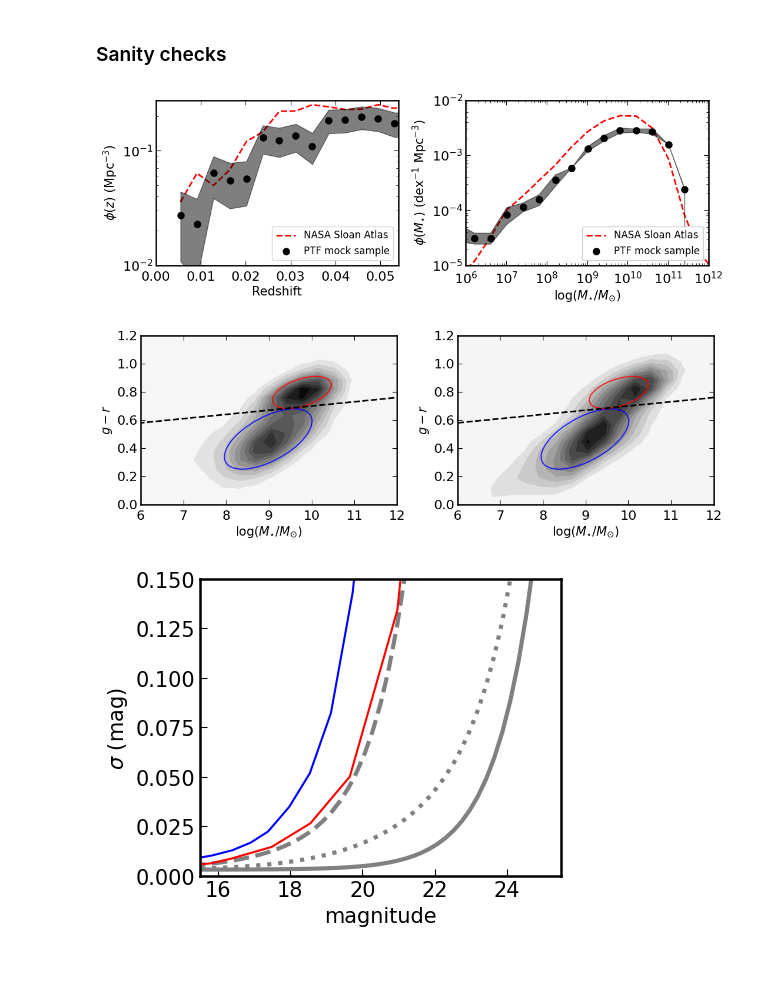
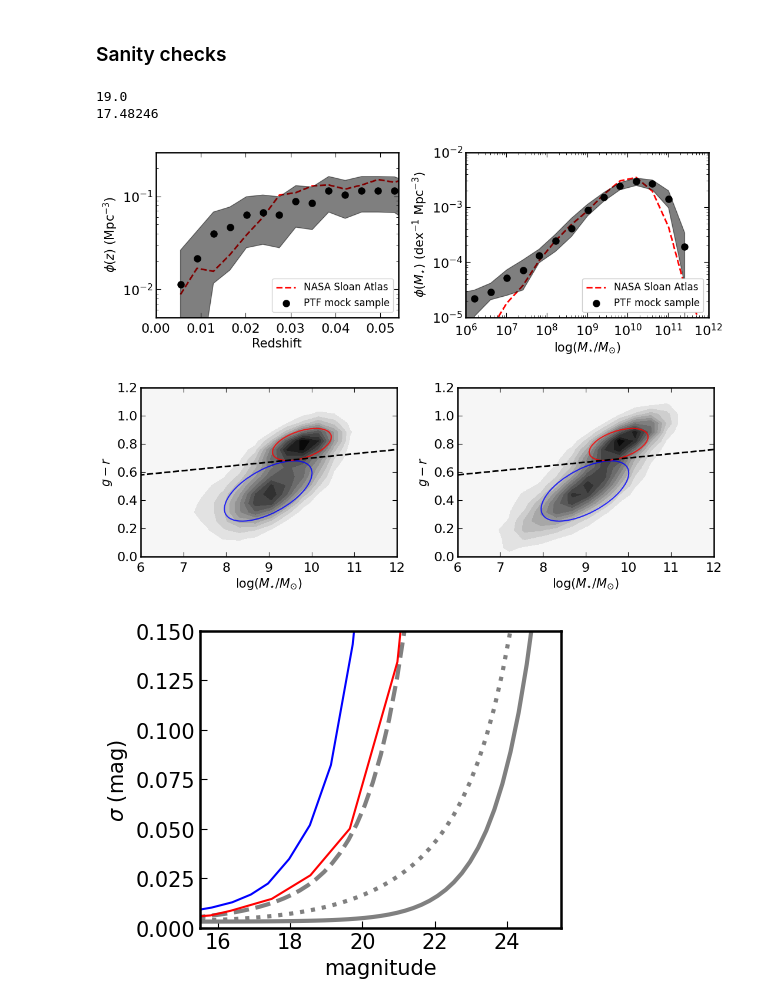
Before and after one commit to burke86/imbh_forecast, a Jupyter notebook: forecast.ipynb, the cells around one changed output. Saved outputs shown, nothing was run; the diff lists cells and outputs as text; code cells hidden in the pictures; blank space fills up the shorter version.

```diff
--- a/forecast.ipynb
+++ b/forecast.ipynb
@@ -139,7 +139,7 @@ for key in keys:
     # speed up?
     if debug:
         debug_str = '_debug'
-        etas[key] = etas[key]*10
+        etas[key] = etas[key]*50
         nbootstrap = 2
 
     # ERDF mode
@@ -563,12 +552,14 @@ def plot_survey(plotting_function, survey_keys, pars, figdir='./figures', fig=No
             ax.xaxis.set_ticks_position('both')
             ax.tick_params(axis='x', which='major', pad=7)
 
-            if ax.get_xaxis().get_scale() == 'log':
-                locmaj = matplotlib.ticker.LogLocator(base=10,numticks=12)
-                ax.xaxis.set_major_locator(locmaj)
-                locmin = matplotlib.ticker.LogLocator(base=10.0,subs=(0.1,0.2,0.3,0.4,0.5,0.6,0.7,0.8,0.9),numticks=12)
-                ax.xaxis.set_minor_locator(locmin)
-                ax.xaxis.set_minor_formatter(matplotlib.ticker.NullFormatter())
+            # For log scales
+            for axi in [ax.xaxis, ax.yaxis]:
+                if axi.get_scale() == 'log':
+                    locmaj = matplotlib.ticker.LogLocator(base=10,numticks=12)
+                    axi.set_major_locator(locmaj)
+                    locmin = matplotlib.ticker.LogLocator(base=10.0,subs=(0.1,0.2,0.3,0.4,0.5,0.6,0.7,0.8,0.9),numticks=12)
+                    axi.set_minor_locator(locmin)
+                    axi.set_minor_formatter(matplotlib.ticker.NullFormatter())
 
         fig.tight_layout()
         if savename is not None:
@@ -586,9 +577,12 @@ def plot_redshift_comparison(fig, axs, k, key, i, seed, band):
 
     ndraw = int(np.max(pars[key]['ndraws']))
     eta = etas[key]
-    g = 17.8
-    g_minus_r = 0.5
-    R = g - 0.1837*g_minus_r - 0.0971
+    r = 17.8 # sdss spectroscopic targeting limit
+    g_minus_r = 1.2
+    g = r + g_minus_r
+    R = r - 0.1837*g_minus_r - 0.0971
+    print(g)
+    print(R)
 
     M_star_ = pars[key]['M_star_']
     M_star = pars[key]['M_star']
@@ -605,10 +599,11 @@ def plot_redshift_comparison(fig, axs, k, key, i, seed, band):
     stellar_mass = data_nsa['MASS'] * (0.7)**2
 
     mask_na_nsa = np.isfinite(data_nsa['Z']) & np.isfinite(stellar_mass)
-    mask_mag_nsa = 22.5 - 2.5*np.log10(data_nsa['PETROFLUX'][:,3]) < g
+    mask_mag_nsa = 22.5 - 2.5*np.log10(data_nsa['FIBERFLUX'][:,3]) < g
+    mask_spec = data_nsa['ZSRC']=='sdss'
 
-    n_z_nsa, _ = np.histogram(data_nsa['Z'][mask_mag_nsa & mask_na_nsa], bins=z_)
-    n_M_nsa, _ = np.histogram(stellar_mass[mask_mag_nsa & mask_na_nsa], bins=M_star_.value)
+    n_z_nsa, _ = np.histogram(data_nsa['Z'][mask_mag_nsa & mask_na_nsa & mask_spec], bins=z_)
+    n_M_nsa, _ = np.histogram(stellar_mass[mask_mag_nsa & mask_na_nsa & mask_spec], bins=M_star_.value)
 
     axs[0].plot(z, n_z_nsa/dz/V, color='r', zorder=0,
                  linestyle='dashed', lw=2, label='NASA Sloan Atlas')
@@ -641,35 +636,37 @@ def plot_redshift_comparison(fig, axs, k, key, i, seed, band):
 
     # Plot sample
     axs[1].fill_between(M_star.value, (np.nanpercentile(n_i_M_5, 16, axis=0)/dlogM_star/V).value*eta,
                         (np.nanpercentile(n_i_M_5, 84, axis=0)/dlogM_star/V).value*eta, color='k', alpha=0.5)
     axs[1].scatter(M_star.value, np.nanmean(n_i_M_5, axis=0)/dlogM_star/V*eta, lw=3, color='k', label='PTF mock sample')
 
-    axs[0].set_ylim([1e-2, None])
+    axs[0].set_ylim([5e-3, 3e-1])
     axs[1].set_ylim([1e-5, 1e-2])
     axs[0].set_xlim([0, 0.054])
     axs[1].set_xlim([1e6, 1e12])
 
     axs[0].set_ylabel(r'$\phi(z)$ (Mpc$^{-3}$)')
     axs[1].set_ylabel(r'$\phi(M_{\star})$ (dex$^{-1}$ Mpc$^{-3}$)')
 
     axs[0].set_xlabel(r'Redshift')
     axs[1].set_xlabel(r'$\log(M_{\star}/M_{\odot})$')
 
     axs[0].set_yscale('log')
     axs[1].set_yscale('log')
     axs[1].set_xscale('log')
 
     #if i == nbootstrap - 1:
     axs[0].legend(fontsize=12, loc='lower right')
     legend = axs[1].legend(fontsize=12, loc='lower right')
     legend.get_frame().set_alpha(None)
 
     return fig, axs
 
 fig, axs = plt.subplots(1, 2, figsize=(2*5.5, 4))
 plot_survey(plot_redshift_comparison, keys, pars, fig=fig, band=bands[key], savename='redshiftmasscomparison')
 # %% [output]
+19.0
+17.48246
-[figure, old version]
+[figure, new version]
 # %%
 from scipy.optimize import curve_fit
 from sklearn.mixture import GaussianMixture, BayesianGaussianMixture
@@ -754,7 +751,7 @@ def plot_color_comparison(fig, axs, k, key, i, seed, band, j=0):
 
     # SDSS detection limit
     mask_nan = np.isfinite(np.log10(stellar_mass)) & np.isfinite(g_minus_r) & (pop < 2)
-    mask_mag = (mag < 18.5) & (mag > 14)
+    mask_mag = (mag < 19.0) & (mag > 15)
 
     x = np.log10(stellar_mass[mask_nan & mask_mag]) #[::thin]
     y = g_minus_r[mask_nan & mask_mag] #[::thin]
@@ -794,7 +791,7 @@ def plot_color_comparison(fig, axs, k, key, i, seed, band, j=0):
 fig, axs = plt.subplots(1, 2, figsize=(2*5.5, 4))
 plot_survey(plot_color_comparison, keys, pars, fig=fig, band=bands[key], savename='color')
 # %% [output]
-[figure, old version]
+[figure, new version]
 # %%
 fig, ax = plt.subplots(1, 1, figsize=(5, 4))
 
```
Also changed, not shown: parts of 17 cells of this notebook, 1 other file.
